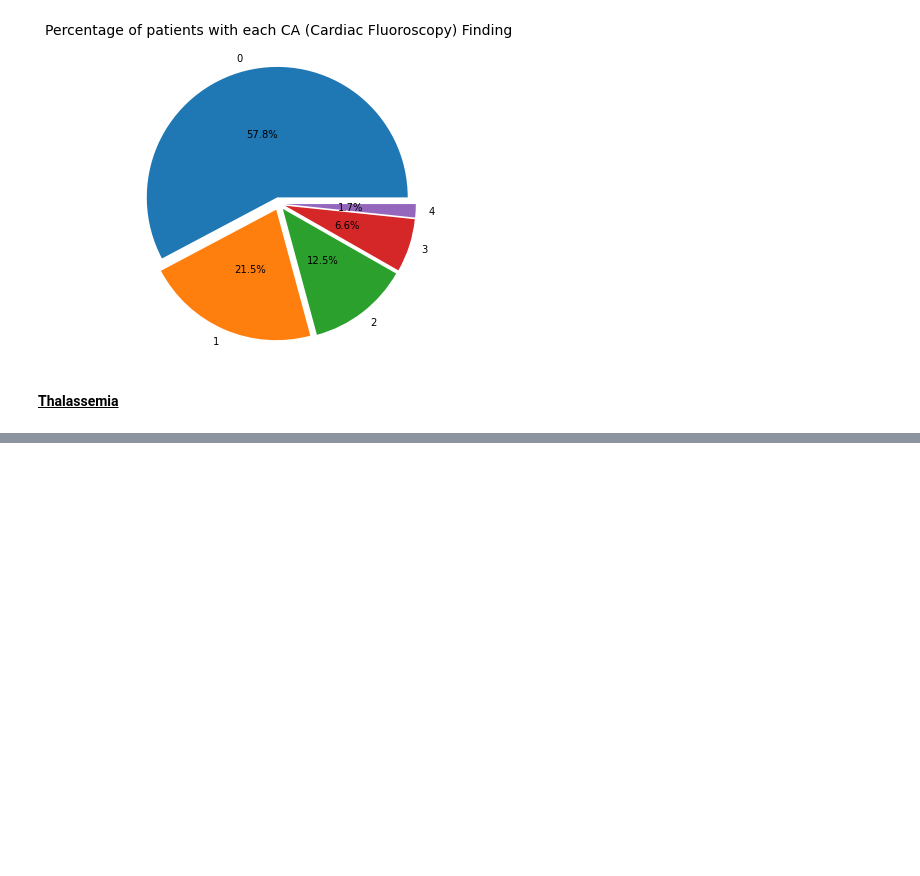
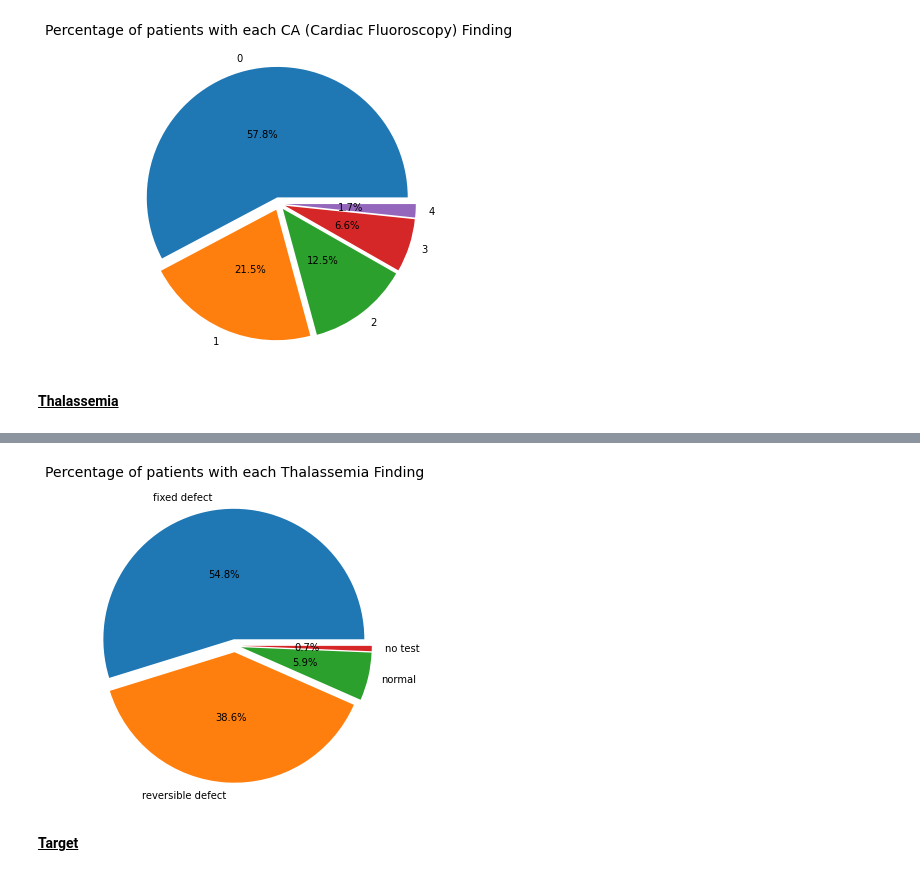
Before and after one commit to abielhammonds/predict_heart_disease_machine_learning_project, a Jupyter notebook: heart_disease_uci.ipynb, the cells around one changed output, grey strips where cells are left out. Drawn from its saved outputs; the diff is of its cells as text; code cells hidden in the pictures; blank space fills up the shorter version.

Commit message:
finished defining each feature

```diff
--- a/heart_disease_uci.ipynb
+++ b/heart_disease_uci.ipynb
@@ -925,0 +935,15 @@ Key questions to answer
+# %%
+# Bin the Thalassemia column
+thal_bins = [-1, 0, 1, 2, 3]
+thal_labels = ["no test", "normal", "fixed defect", "reversible defect"]
+
+# cut() returns a Pandas Series containing each of the binned column's values translated into their corresponding bins
+#this series is appended onto the dataframe
+heart_data["thal_result"] = pd.cut(heart_data["thal"], thal_bins, labels=thal_labels)
+
+#count the number of patients in each group
+print(heart_data.value_counts('thal_result'))
+
+#calculate the percentage of patients in each group
+thal_percents = (heart_data.value_counts('thal_result') / heart_data['thal_result'].count()) * 100
+thal_percents
@@ -925,0 +963,11 @@ Key questions to answer
+# %%
+#plot the percentages
+pie, ax = plt.subplots(figsize=[10,6])
+labels = thal_percents.keys()
+plt.pie(x=thal_percents, autopct="%.1f%%", explode=[0.05]*4, labels=labels, pctdistance=0.5)
+plt.title("Percentage of patients with each Thalassemia Finding", fontsize=14);
+pie.savefig("images/Thal.png")
+# %% [output]
+[figure, added]
+# %% [markdown]
+<u> **Target** </u>
```
Also changed, not shown: parts of 17 cells of this notebook, 1 other file.
